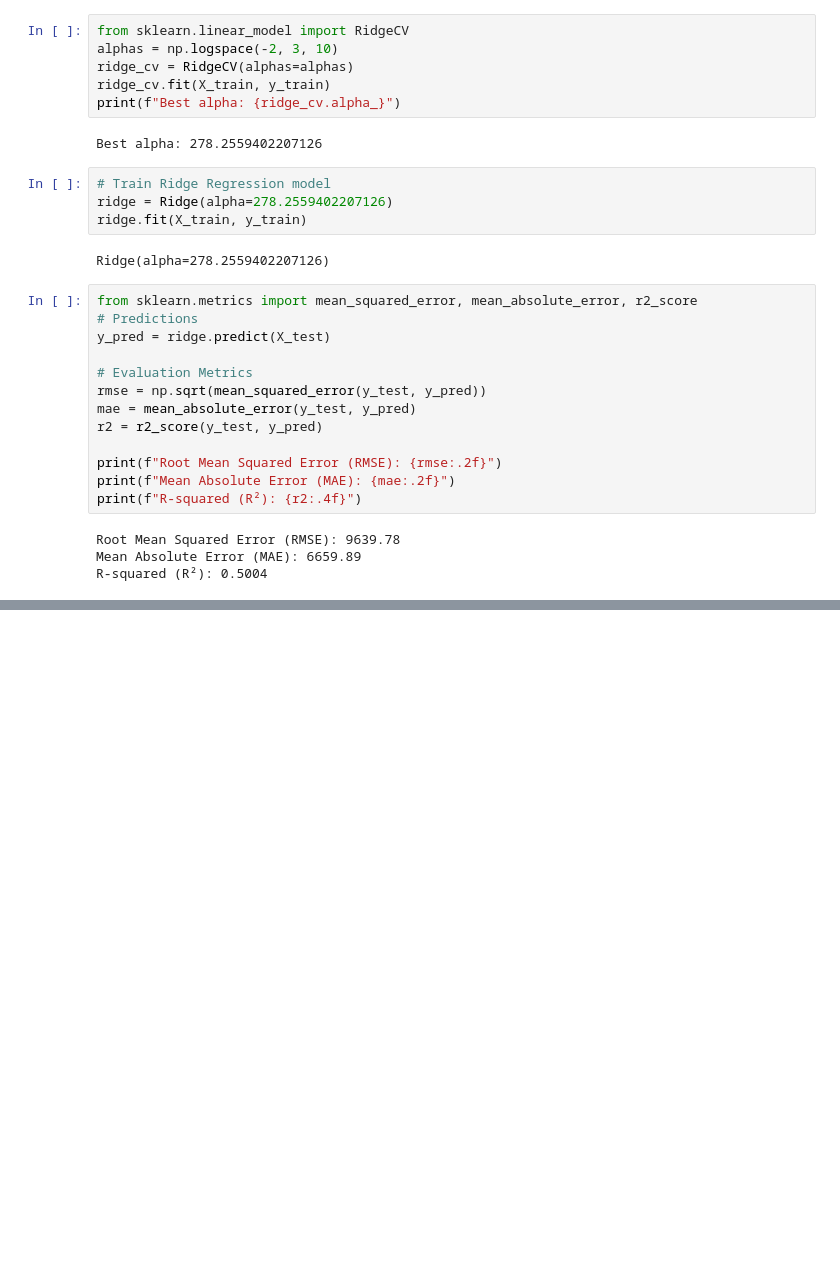
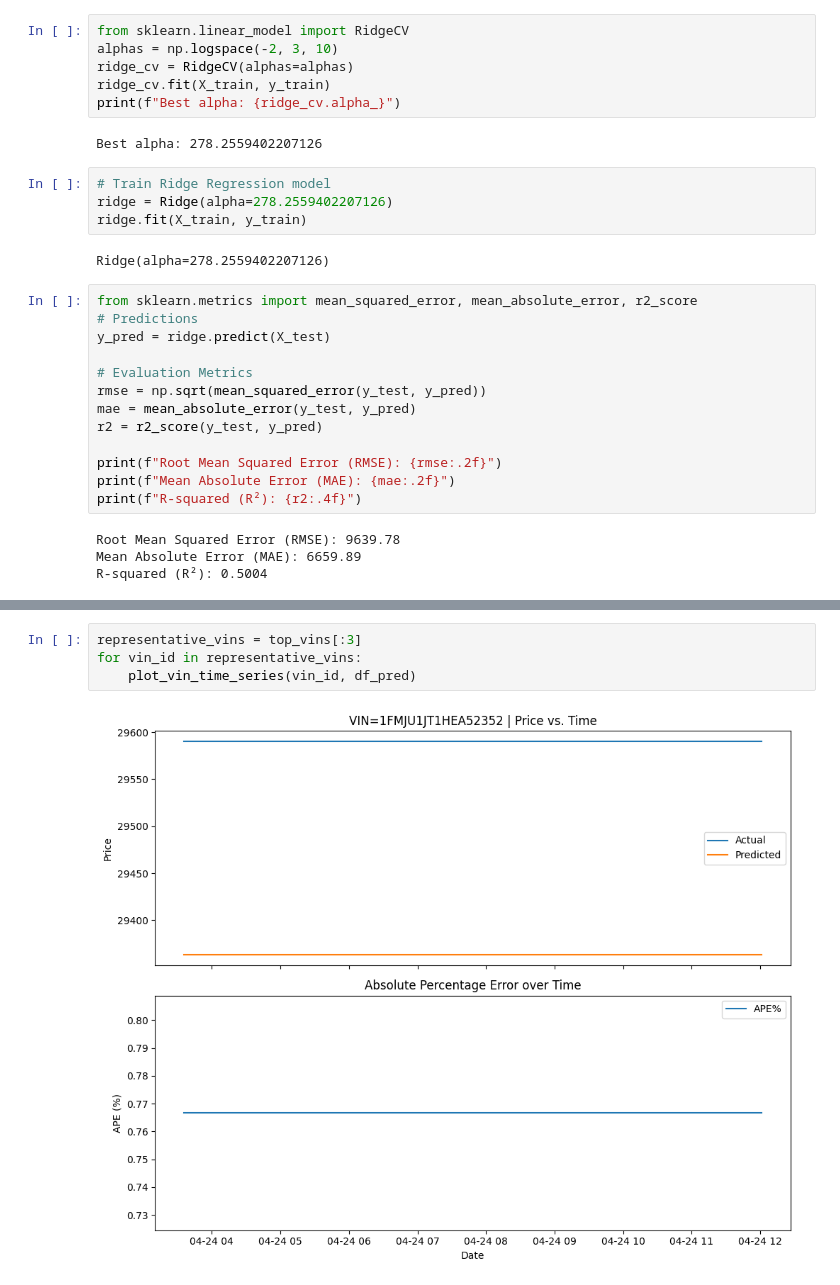
Before and after one commit to BellowAverage/422TempFinal, a Jupyter notebook: CarPriceAnalysis.ipynb, the cells around one changed output, grey strips where cells are left out. Drawn from its saved outputs; the diff is of its cells as text; blank space fills up the shorter version.

```diff
--- a/CarPriceAnalysis.ipynb
+++ b/CarPriceAnalysis.ipynb
@@ -428,0 +753,6 @@ Execution time: 1097.36 seconds (18.29 minutes)
+# %%
+representative_vins = top_vins[:3]
+for vin_id in representative_vins:
+    plot_vin_time_series(vin_id, df_pred)
+# %% [output]
+[figure, added]
```
Also changed, not shown: parts of 35 cells of this notebook, 7 other files.
